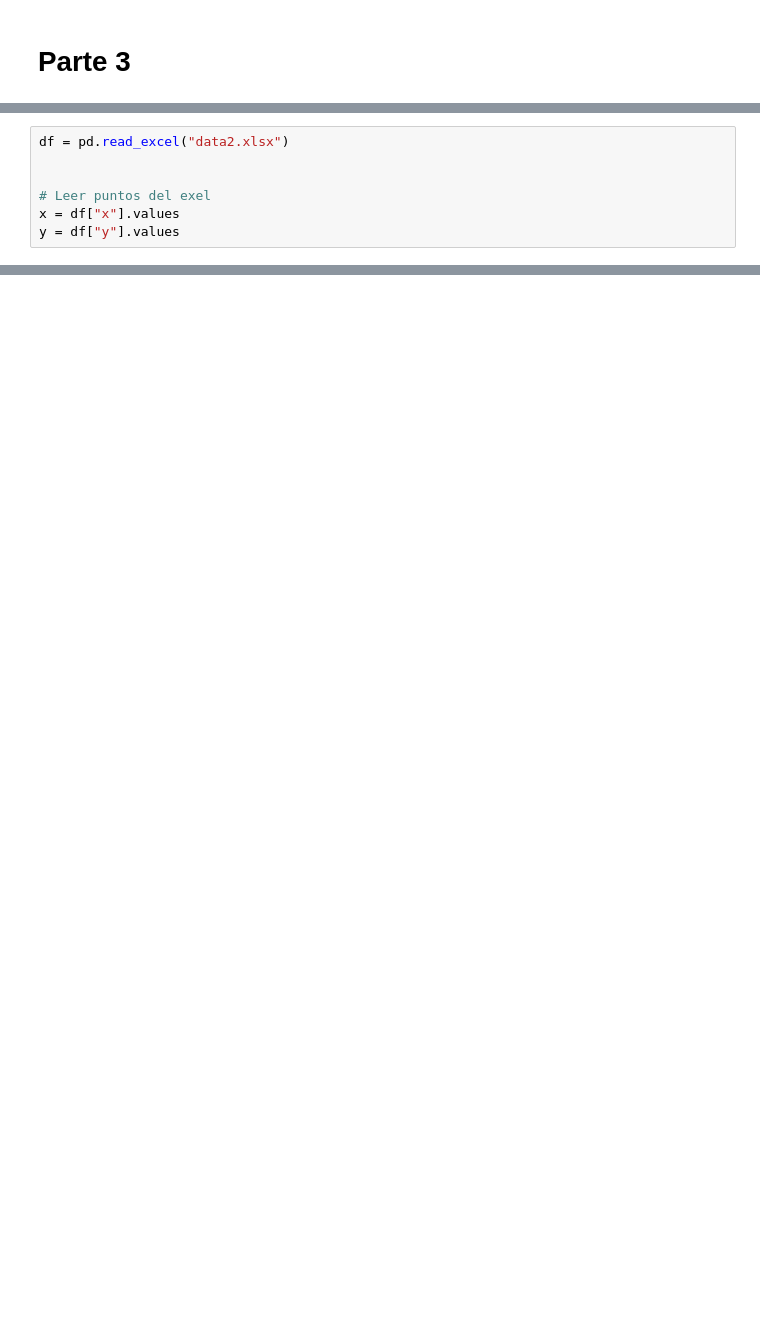
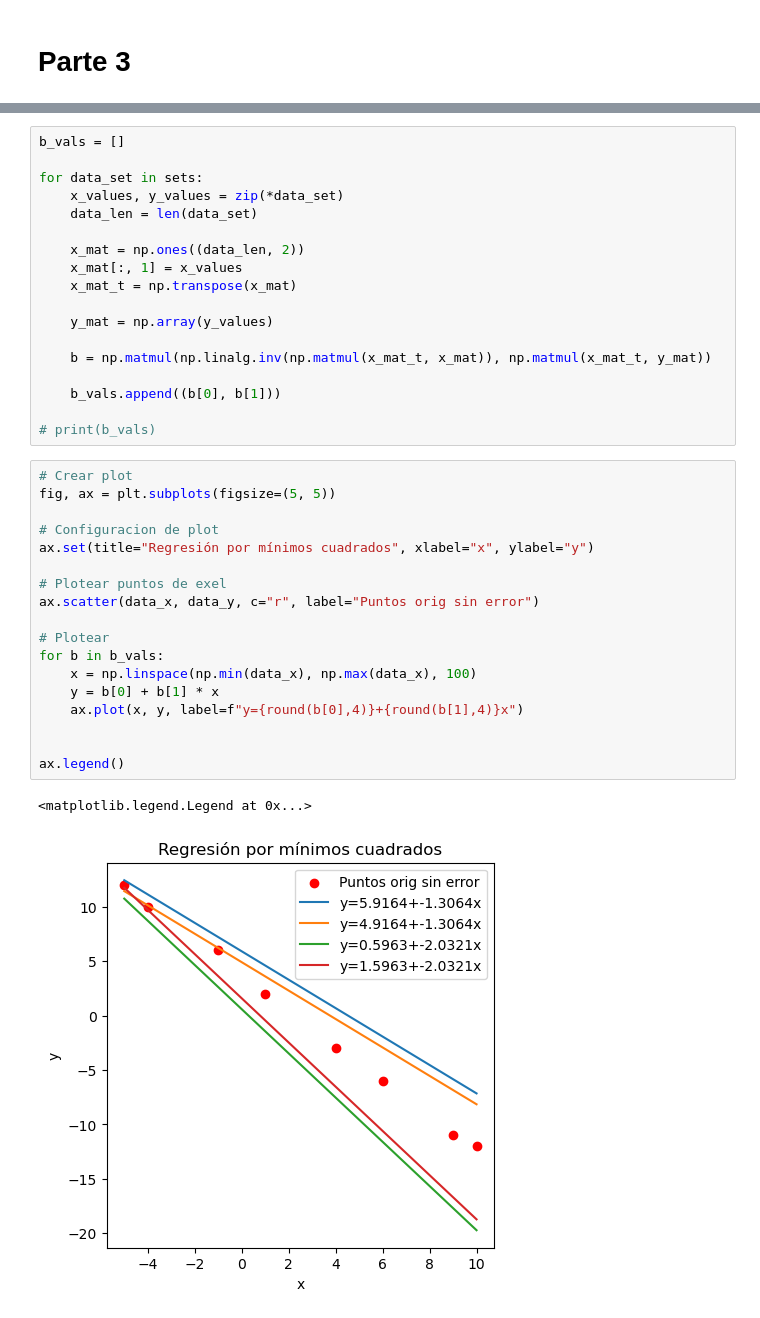
Before and after one commit to Jose-AE/F1014B, a Jupyter notebook: T1/T1.ipynb, the cells around one changed output, grey strips where cells are left out. Drawn from its saved outputs; the diff is of its cells as text; blank space fills up the shorter version.

```diff
--- a/T1/T1.ipynb
+++ b/T1/T1.ipynb
@@ -285,7 +272,0 @@ $\displaystyle \beta x + \varepsilon$
-# %%
-df = pd.read_excel("data2.xlsx")
-
-
-# Leer puntos del exel
-x = df["x"].values
-y = df["y"].values
@@ -291,0 +293,39 @@ y = df["y"].values
+# %%
+b_vals = []
+
+for data_set in sets:
+    x_values, y_values = zip(*data_set)
+    data_len = len(data_set)
+
+    x_mat = np.ones((data_len, 2))
+    x_mat[:, 1] = x_values
+    x_mat_t = np.transpose(x_mat)
+
+    y_mat = np.array(y_values)
+
+    b = np.matmul(np.linalg.inv(np.matmul(x_mat_t, x_mat)), np.matmul(x_mat_t, y_mat))
+
+    b_vals.append((b[0], b[1]))
+
+# print(b_vals)
+# %%
+# Crear plot
+fig, ax = plt.subplots(figsize=(5, 5))
+
+# Configuracion de plot
+ax.set(title="Regresión por mínimos cuadrados", xlabel="x", ylabel="y")
+
+# Plotear puntos de exel
+ax.scatter(data_x, data_y, c="r", label="Puntos orig sin error")
+
+# Plotear
+for b in b_vals:
+    x = np.linspace(np.min(data_x), np.max(data_x), 100)
+    y = b[0] + b[1] * x
+    ax.plot(x, y, label=f"y={round(b[0],4)}+{round(b[1],4)}x")
+
+
+ax.legend()
+# %% [output]
+<matplotlib.legend.Legend at 0x...>
+[figure, added]
```
Also changed, not shown: parts of 9 cells of this notebook, 6 other files.
